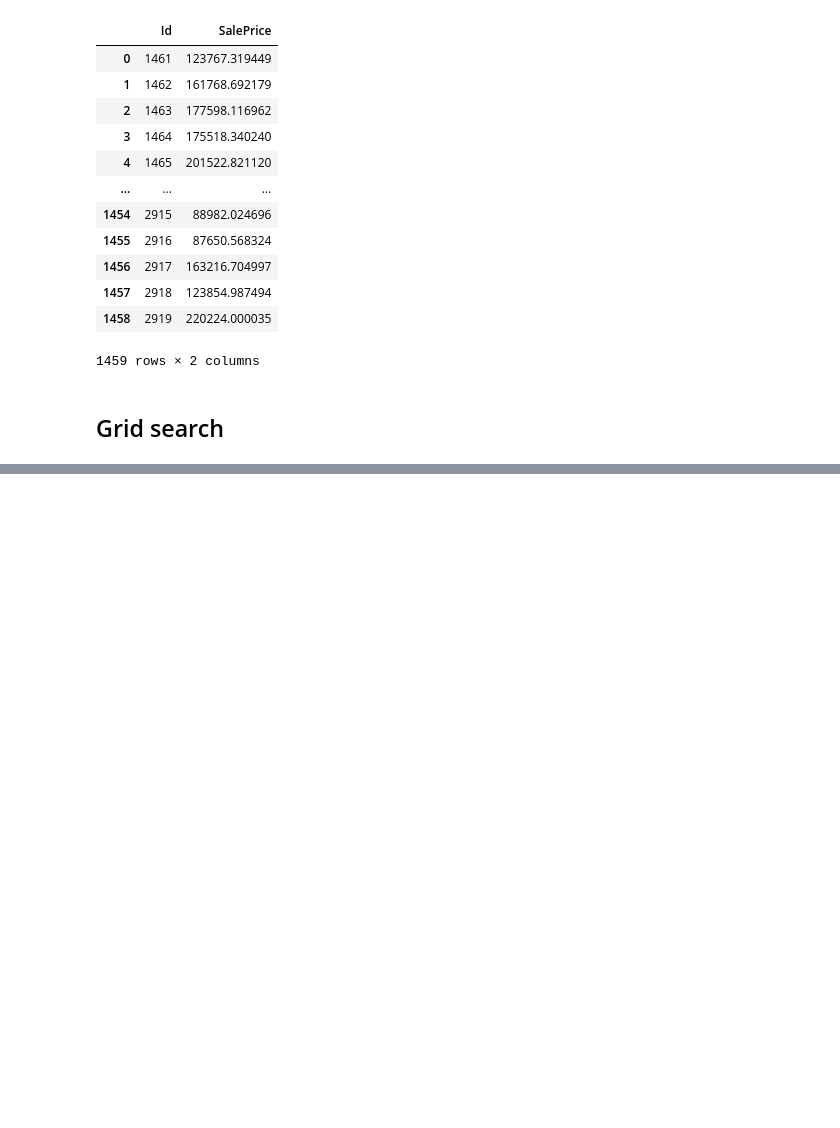
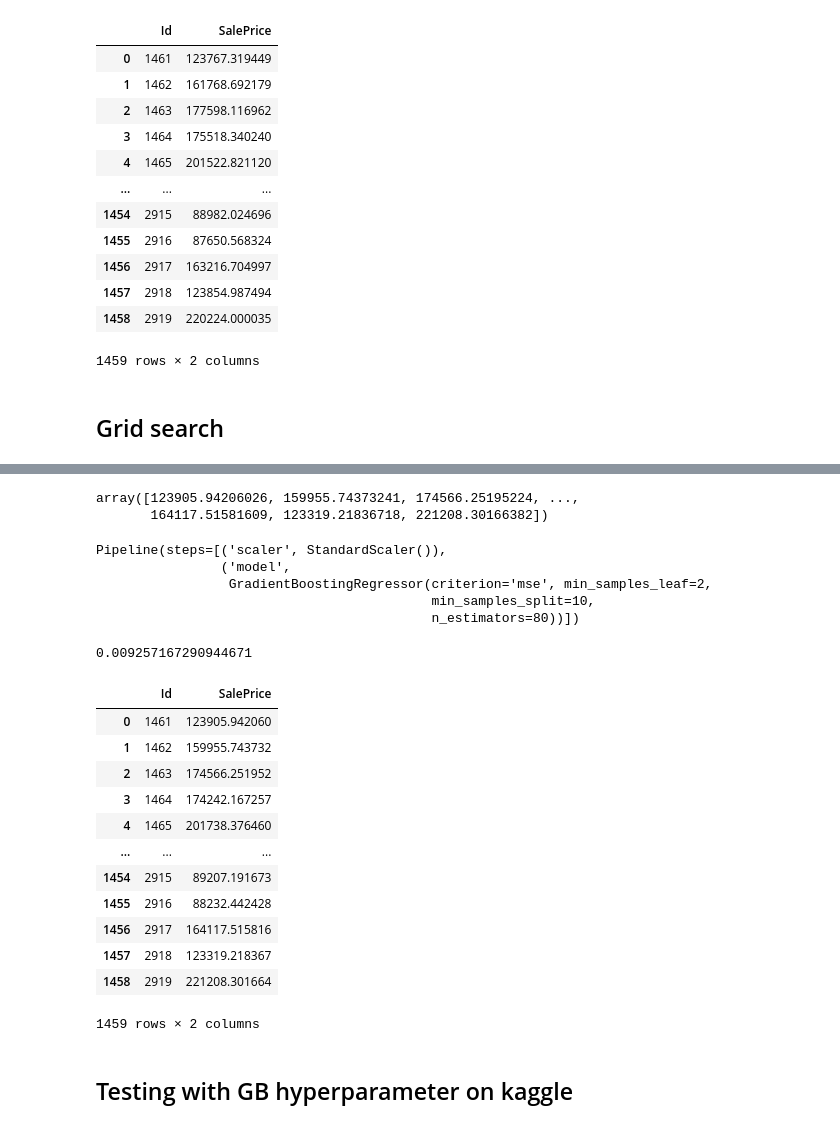
Before and after one commit to hungpham89/Housing_price, a Jupyter notebook: house-prices-advanced-regression-techniques.ipynb, the cells around one changed output, grey strips where cells are left out. Saved outputs shown, nothing was run; the diff lists cells and outputs as text; code cells hidden in the pictures; blank space fills up the shorter version.

Commit message:
used GB as best model

```diff
--- a/house-prices-advanced-regression-techniques.ipynb
+++ b/house-prices-advanced-regression-techniques.ipynb
@@ -637,0 +641,11 @@ my_grid_LR = {'scaler': [StandardScaler(), MinMaxScaler(), None],
+# %%
+from sklearn.model_selection import RandomizedSearchCV
+my_grid = [my_grid_RF, my_grid_GB]
+my_steps = [('scaler', MinMaxScaler()),
+            ('model', RandomForestRegressor())]
+
+my_pipe = Pipeline(my_steps)
+# %%
+randomize_search = RandomizedSearchCV(my_pipe,my_grid,cv = 3,
+                                      n_iter=100,
+                                     scoring = 'neg_mean_squared_log_error')
@@ -637,0 +658,2 @@ my_grid_LR = {'scaler': [StandardScaler(), MinMaxScaler(), None],
+# %%
+randomize_search.fit(X_scaled, y)
@@ -637,0 +678,39 @@ my_grid_LR = {'scaler': [StandardScaler(), MinMaxScaler(), None],
+# %%
+y_test_best = randomize_search.predict(X_test_scaled)
+# %%
+y_test_best
+# %% [output]
+array([123905.94206026, 159955.74373241, 174566.25195224, ...,
+       164117.51581609, 123319.21836718, 221208.30166382])
+# %%
+randomize_search.best_estimator_
+# %% [output]
+Pipeline(steps=[('scaler', StandardScaler()),
+                ('model',
+                 GradientBoostingRegressor(criterion='mse', min_samples_leaf=2,
+                                           min_samples_split=10,
+                                           n_estimators=80))])
+# %%
+y_train_best = randomize_search.predict(X_scaled)
+mean_squared_log_error(y, y_train_best)
+# %% [output]
+0.009257167290944671
+# %%
+sample_submit = pd.read_csv('sample_submission.csv')
+submit = sample_submit.drop('SalePrice', axis = 1)
+submit['SalePrice'] = y_test_best
+submit
+# %% [output]
+|  | Id | SalePrice |
+| 0 | 1461 | 123905.942060 |
+| 1 | 1462 | 159955.743732 |
+| 2 | 1463 | 174566.251952 |
+| 3 | 1464 | 174242.167257 |
+| 4 | 1465 | 201738.376460 |
+| ... | ... | ... |
+| 1454 | 2915 | 89207.191673 |
+| 1455 | 2916 | 88232.442428 |
+| 1456 | 2917 | 164117.515816 |
+| 1457 | 2918 | 123319.218367 |
+| 1458 | 2919 | 221208.301664 |
+1459 rows × 2 columns
@@ -637,0 +719,2 @@ my_grid_LR = {'scaler': [StandardScaler(), MinMaxScaler(), None],
+# %% [markdown]
+## Testing with GB hyperparameter on kaggle
```
Also changed, not shown: parts of 18 cells of this notebook.
